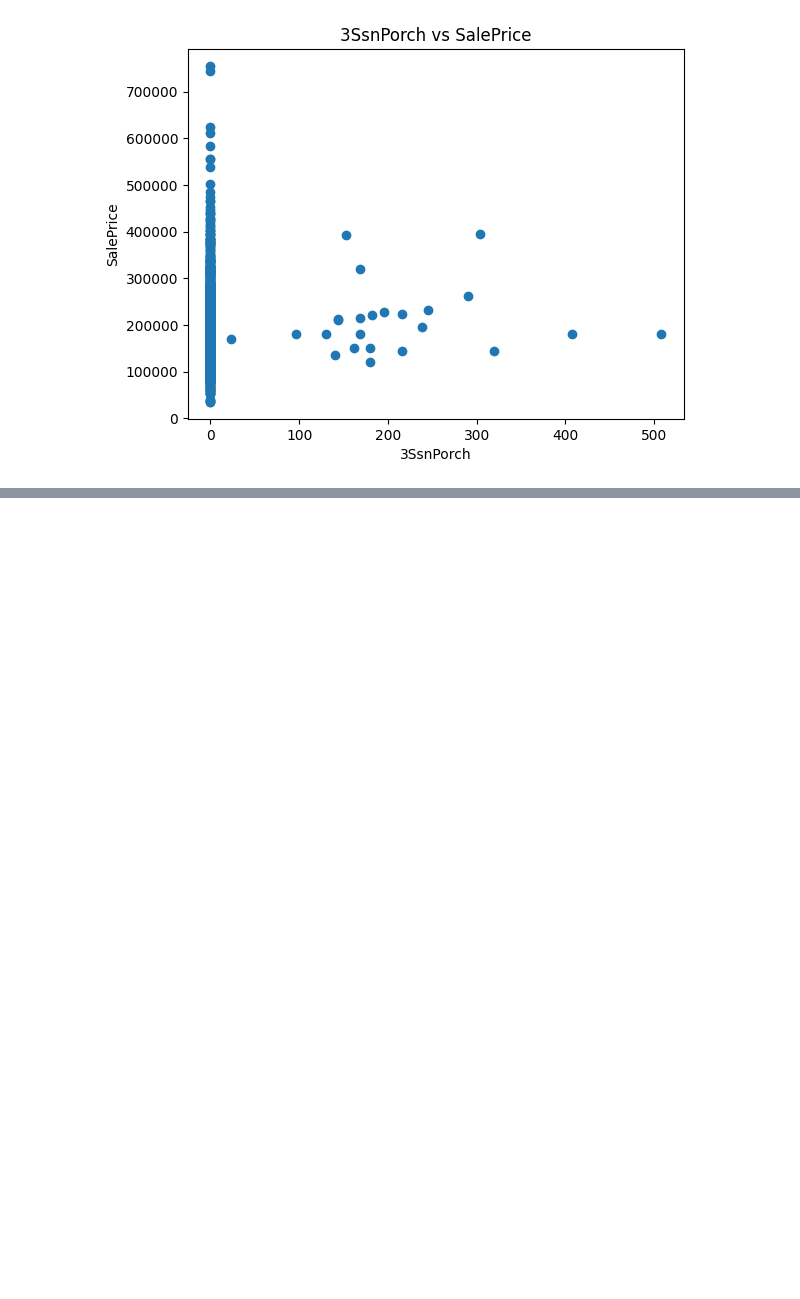
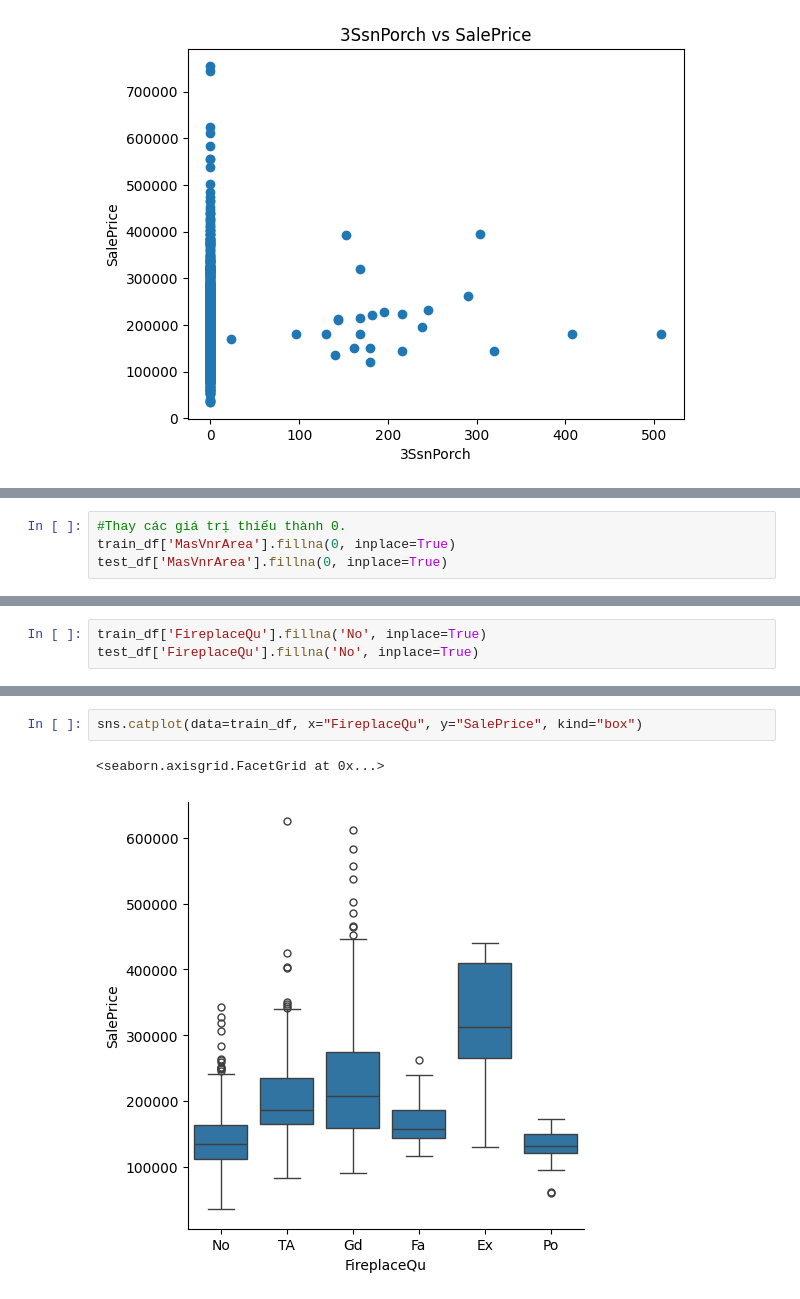
Before and after one commit to buiductrong01012005/dSHousePricePrediction, a Jupyter notebook: btlDS.ipynb, the cells around one changed output, grey strips where cells are left out. Cells and saved outputs as stored; diff of their text form; blank space fills up the shorter version.

```diff
--- a/btlDS.ipynb
+++ b/btlDS.ipynb
@@ -606,0 +707,4 @@ Text(0.5, 1.0, '3SsnPorch vs SalePrice')
+# %%
+#Thay các giá trị thiếu thành 0.
+train_df['MasVnrArea'].fillna(0, inplace=True)
+test_df['MasVnrArea'].fillna(0, inplace=True)
@@ -606,0 +730,3 @@ Text(0.5, 1.0, '3SsnPorch vs SalePrice')
+# %%
+train_df['FireplaceQu'].fillna('No', inplace=True)
+test_df['FireplaceQu'].fillna('No', inplace=True)
@@ -606,0 +746,5 @@ Text(0.5, 1.0, '3SsnPorch vs SalePrice')
+# %%
+sns.catplot(data=train_df, x="FireplaceQu", y="SalePrice", kind="box")
+# %% [output]
+<seaborn.axisgrid.FacetGrid at 0x...>
+[figure, added]
```
Also changed, not shown: parts of 100 cells of this notebook, 2 other files.
